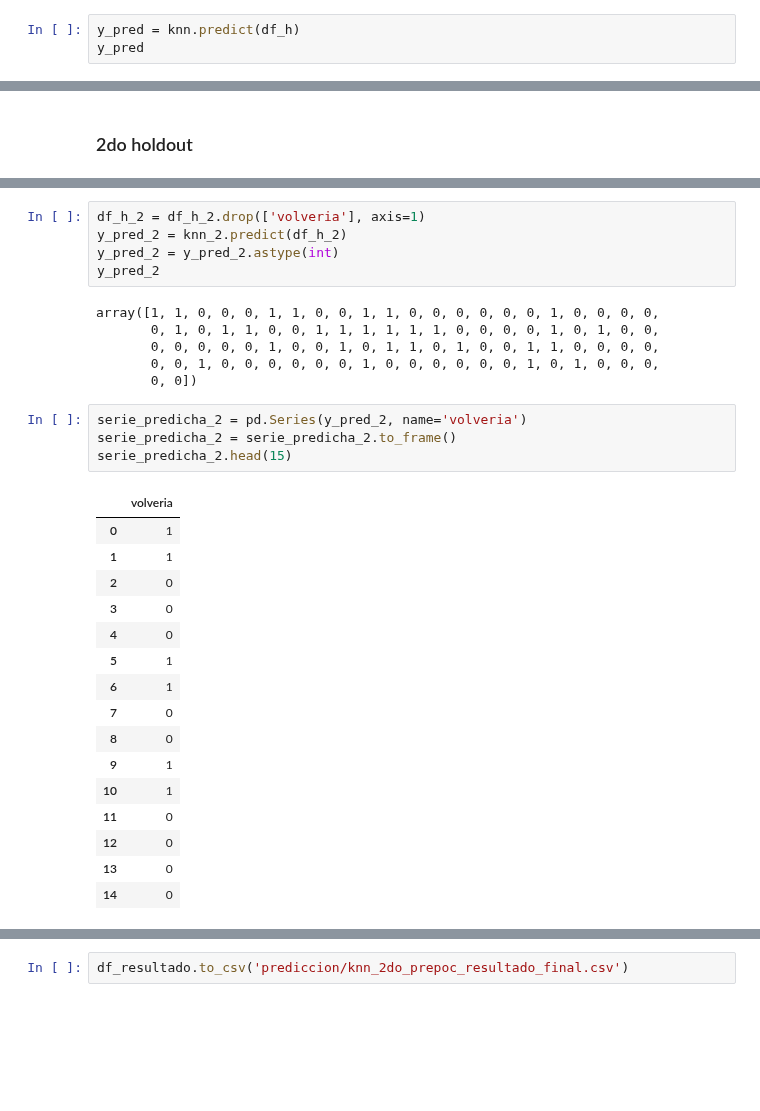
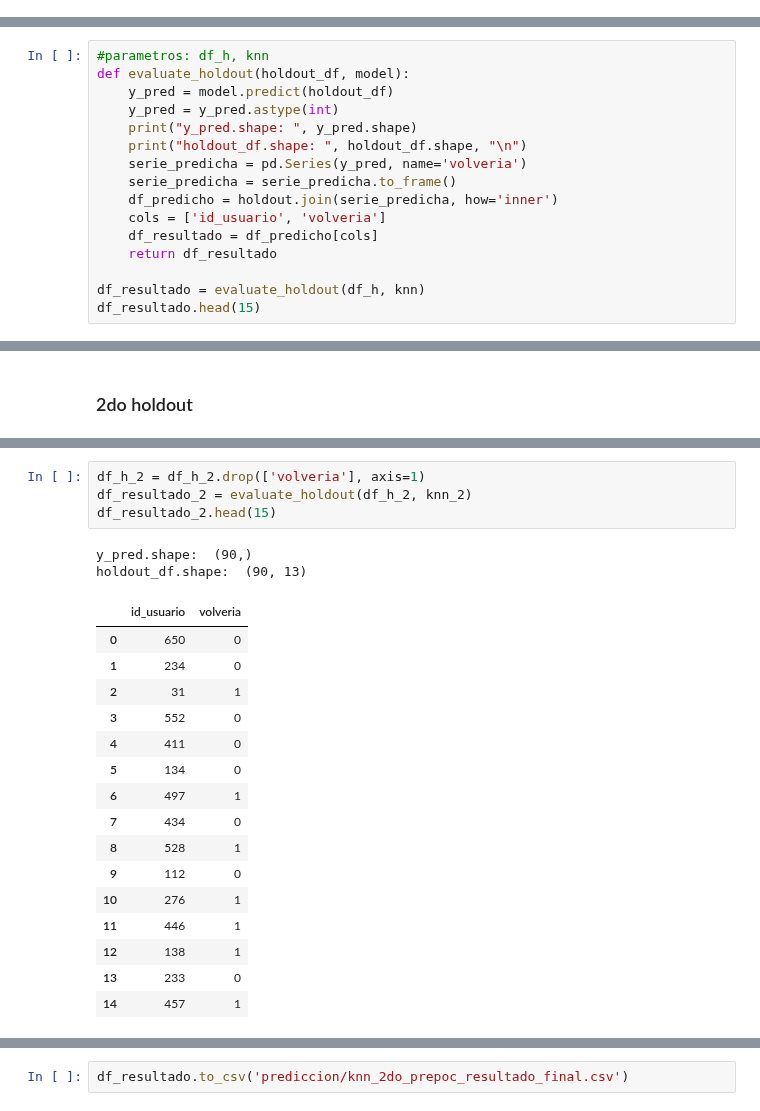
Before and after one commit to JuanOpizzi/Datos-2020-2c, a Jupyter notebook: TP2/knn.ipynb, the cells around one changed output, grey strips where cells are left out. Saved outputs shown, nothing was run; the diff lists cells and outputs as text; blank space fills up the shorter version.

```diff
--- a/TP2/knn.ipynb
+++ b/TP2/knn.ipynb
@@ -193,6 +176,3 @@ df_h.head()
 | 2 | 0 | 1 | 0 | 0.026932 | 0 | 0 | 0.609984 | ... |
 | 3 | 0 | 0 | 0 | 0.637002 | 0 | 0 | 0.407176 | ... |
 | 4 | 1 | 0 | 0 | 0.471897 | 0 | 0 | 0.450858 | ... |
-# %%
-y_pred = knn.predict(df_h)
-y_pred
@@ -266,0 +179,16 @@ df_resultado.shape
+# %%
+#parametros: df_h, knn
+def evaluate_holdout(holdout_df, model):
+    y_pred = model.predict(holdout_df)
+    y_pred = y_pred.astype(int)
+    print("y_pred.shape: ", y_pred.shape)
+    print("holdout_df.shape: ", holdout_df.shape, "\n")
+    serie_predicha = pd.Series(y_pred, name='volveria')
+    serie_predicha = serie_predicha.to_frame()
+    df_predicho = holdout.join(serie_predicha, how='inner')
+    cols = ['id_usuario', 'volveria']
+    df_resultado = df_predicho[cols]
+    return df_resultado
+
+df_resultado = evaluate_holdout(df_h, knn)
+df_resultado.head(15)
@@ -390,32 +305,23 @@ df_h_2.head()
 # %%
 df_h_2 = df_h_2.drop(['volveria'], axis=1)
-y_pred_2 = knn_2.predict(df_h_2)
-y_pred_2 = y_pred_2.astype(int)
-y_pred_2
+df_resultado_2 = evaluate_holdout(df_h_2, knn_2)
+df_resultado_2.head(15)
 # %% [output]
-array([1, 1, 0, 0, 0, 1, 1, 0, 0, 1, 1, 0, 0, 0, 0, 0, 0, 1, 0, 0, 0, 0,
-       0, 1, 0, 1, 1, 0, 0, 1, 1, 1, 1, 1, 1, 0, 0, 0, 0, 1, 0, 1, 0, 0,
-       0, 0, 0, 0, 0, 1, 0, 0, 1, 0, 1, 1, 0, 1, 0, 0, 1, 1, 0, 0, 0, 0,
-       0, 0, 1, 0, 0, 0, 0, 0, 0, 1, 0, 0, 0, 0, 0, 0, 1, 0, 1, 0, 0, 0,
-       0, 0])
+y_pred.shape:  (90,)
+holdout_df.shape:  (90, 13)
+|  | id_usuario | volveria |
+| 0 | 650 | 0 |
+| 1 | 234 | 0 |
+| 2 | 31 | 1 |
+| 3 | 552 | 0 |
+| 4 | 411 | 0 |
+| 5 | 134 | 0 |
+| 6 | 497 | 1 |
+| 7 | 434 | 0 |
+| 8 | 528 | 1 |
+| 9 | 112 | 0 |
+| 10 | 276 | 1 |
+| 11 | 446 | 1 |
+| 12 | 138 | 1 |
+| 13 | 233 | 0 |
+| 14 | 457 | 1 |
-# %%
-serie_predicha_2 = pd.Series(y_pred_2, name='volveria')
-serie_predicha_2 = serie_predicha_2.to_frame()
-serie_predicha_2.head(15)
-# %% [output]
-|  | volveria |
-| 0 | 1 |
-| 1 | 1 |
-| 2 | 0 |
-| 3 | 0 |
-| 4 | 0 |
-| 5 | 1 |
-| 6 | 1 |
-| 7 | 0 |
-| 8 | 0 |
-| 9 | 1 |
-| 10 | 1 |
-| 11 | 0 |
-| 12 | 0 |
-| 13 | 0 |
-| 14 | 0 |
```
Also changed, not shown: parts of 43 cells of this notebook, 1 other file.
